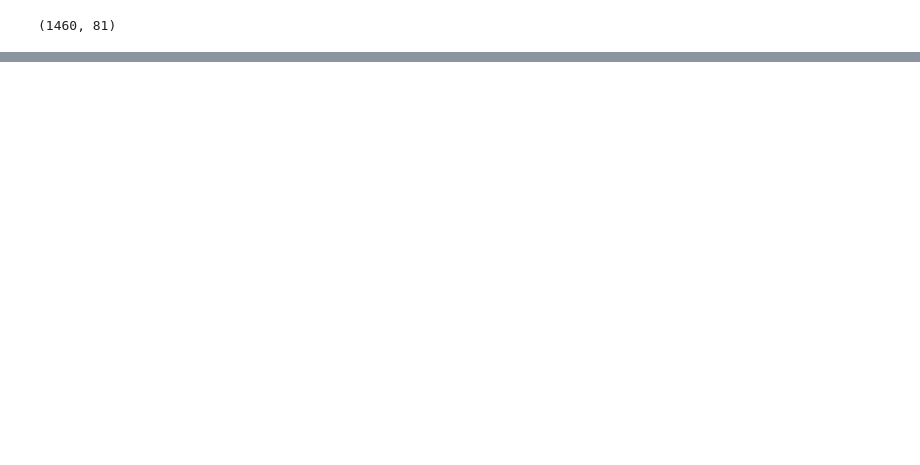
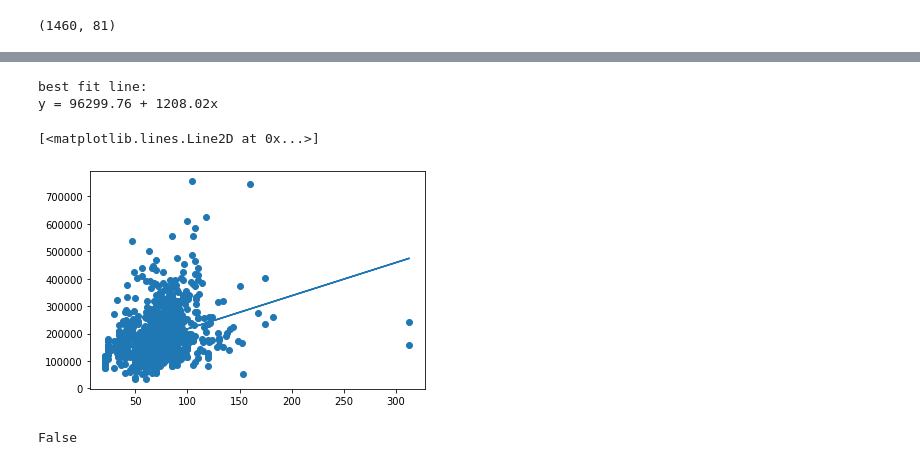
Before and after one commit to philipwalsh/housingprices, a Jupyter notebook: eda-housing-prices-01.ipynb, the cells around one changed output, grey strips where cells are left out. Drawn from its saved outputs; the diff is of its cells as text; code cells hidden in the pictures; blank space fills up the shorter version.

```diff
--- a/eda-housing-prices-01.ipynb
+++ b/eda-housing-prices-01.ipynb
@@ -27,0 +114,23 @@ plt.scatter(train_data['LotFrontage'], train_data['SalePrice'])
+# %%
+# do a scatter plot of LotFrontage vs SalePrice
+# add in line of best fit as well
+X = train_data['LotFrontage']
+Y = train_data['SalePrice']
+a, b = best_fit(X, Y)
+#best fit line:
+#y = 0.80 + 0.92x
+
+# plot points and fit line
+import matplotlib.pyplot as plt
+plt.scatter(X, Y)
+yfit = [a + b * xi for xi in X]
+plt.plot(X, yfit)
+# %% [output]
+best fit line:
+y = 96299.76 + 1208.02x
+[<matplotlib.lines.Line2D at 0x...>]
+[figure, added]
+# %%
+train_data['GrLivArea'].isna().any()
+# %% [output]
+False
```
Also changed, not shown: parts of 27 cells of this notebook, 1 other file.
